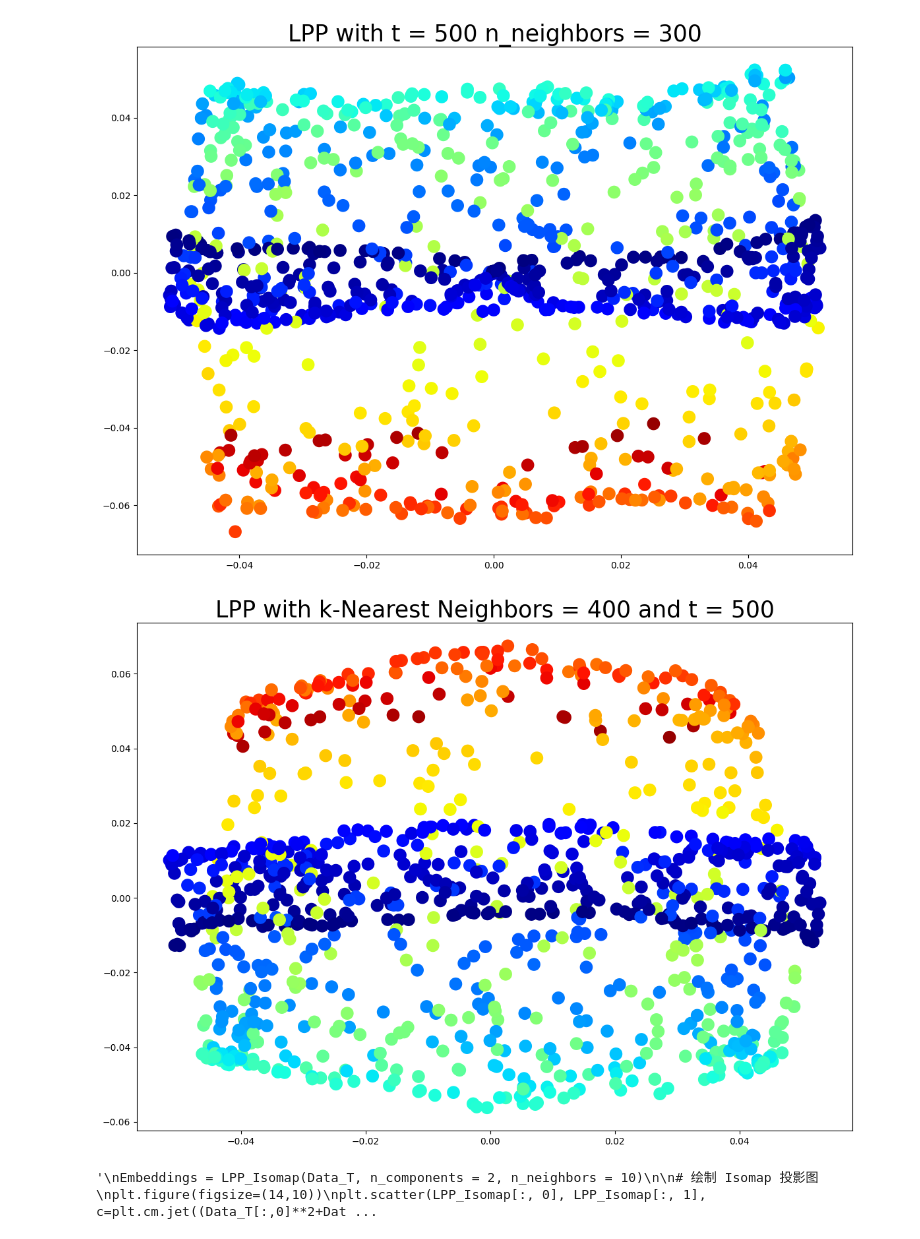
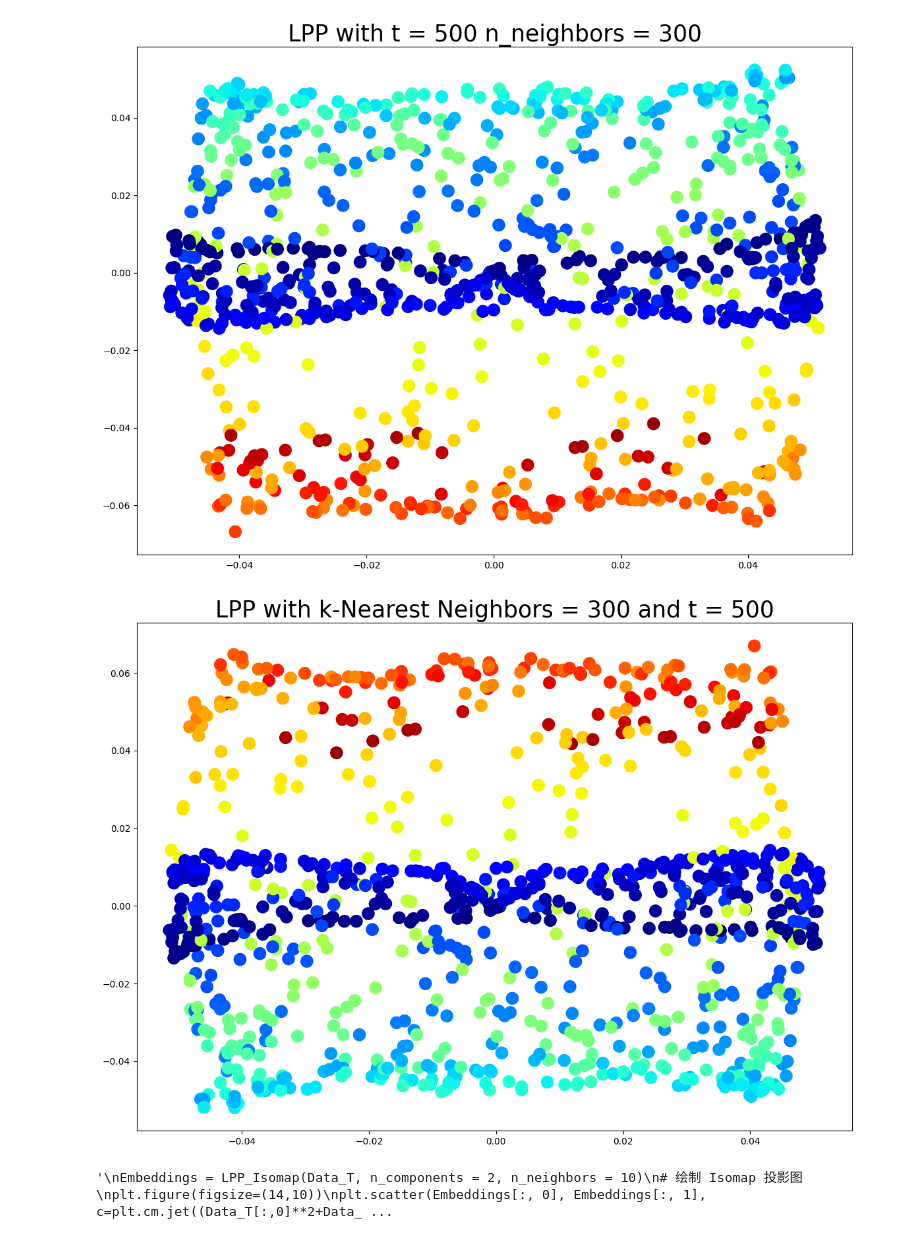
Before and after one commit to TonyHuang6666/Manifold-Learning, a Jupyter notebook: Locality preserving projection/test.ipynb, the cells around one changed output. Drawn from its saved outputs; the diff is of its cells as text; code cells hidden in the pictures.

```diff
--- a/Locality preserving projection/test.ipynb
+++ b/Locality preserving projection/test.ipynb
@@ -54,16 +54,16 @@ def knn_to_adjacency(knn_matrix):
             knn_adjacency_matrix[j, i] = 1
     return knn_adjacency_matrix
 
-def adjacency_to_knn(Data, adjacency_matrix, n_neighbors):
+def adjacency_to_knn(Data, adjacency_matrix):
     n = len(Data)
-    dist_matrix = pairwise_distances(Data)
-    knn_matrix = np.zeros((n, n_neighbors), dtype=int)
+    knn_matrix = np.zeros_like(adjacency_matrix, dtype=int)
     for i in range(n):
-        neighbor_indices = np.where(adjacency_matrix[i] == 1)[0]
-        distances = dist_matrix[i, neighbor_indices]
-        nearest_indices = np.argsort(distances)[:n_neighbors]
-        knn_matrix[i] = neighbor_indices[nearest_indices]
+        neighbor_indices = np.where(adjacency_matrix[i] == 1)[0]  # 找到邻接矩阵中为1的索引
+        knn_matrix[i, :len(neighbor_indices)] = neighbor_indices  # 将邻接矩阵中为1的索引保存到 knn_matrix 中
     return knn_matrix
+
+
+
 
 # 计算k最近邻矩阵或epsilon邻接矩阵
 def compute_neighborhood_matrix(Data, method, n_neighbors):
@@ -93,7 +93,7 @@ def compute_neighborhood_matrix(Data, method, n_neighbors):
 # 将k最近邻矩阵的邻接矩阵和 epsilon 邻域矩阵相结合得到最佳邻接矩阵
 def Best_adjacency_matrix(Data, knn_neighbors):
     # 计算k最近邻矩阵的邻接矩阵和 epsilon 邻域矩阵
-    knn_matrix = k_nearest_neighbors(Data, knn_neighbors)
+    knn_matrix = compute_neighborhood_matrix(Data, 'knn', knn_neighbors)
     knn_adjacency_matrix = knn_to_adjacency(knn_matrix)
     epsilon_adjacency_matrix = compute_neighborhood_matrix(Data, 'epsilon', knn_neighbors)
     # 结合两种邻接矩阵得到最佳邻接矩阵
@@ -110,7 +110,7 @@ def construct_weight_matrix(Data, method, n_neighbors, t):
     Weight_matrix = np.zeros((n, n))
     if method == 'knn':
         dist_matrix = pairwise_distances(Data)
-        knn_matrix = adjacency_to_knn(Data, neighborhood_matrix, n_neighbors)
+        knn_matrix = adjacency_to_knn(Data, neighborhood_matrix)
         np.savetxt('knn_matrix2.csv', knn_matrix, delimiter=',')
         for i in range(n):  # 对于数据集中的每个样本点 i
             for j in knn_matrix[i]:  # 对于样本点 i 的邻居点 j
@@ -159,31 +159,31 @@ Data_T = np.transpose(Data)
 # %%
 # 绘制及保存投影图
 if not os.path.exists('output'):
     os.makedirs('output')
 for method in ['epsilon', 'knn']:
     plt.figure(figsize=(14, 10))
     if method == 'epsilon':
         t= 500
         n_neighbors = 300
         lpp_embeddings = LPP(Data_T, n_components=2, method=method, n_neighbors=n_neighbors, t=t)
         plt.title('LPP with t = ' + str(t) + ' n_neighbors = ' + str(n_neighbors), size=25)
         file_name = 'LPP_epsilon_t = ' + str(t) + '.png'
         file_path = os.path.join('.', 'output', file_name)
         plt.scatter(lpp_embeddings[:, 0], lpp_embeddings[:, 1], c=plt.cm.jet((Data_T[:, 0] ** 2 + Data_T[:, 2] ** 2) / 100),s=200, lw=0, alpha=1)
         plt.savefig(file_path)
     elif method == 'knn':
-        n_neighbors = 400
+        n_neighbors = 300
         t= 500
         lpp_embeddings = LPP(Data_T, n_components=2, method=method, n_neighbors=n_neighbors, t=t)
         plt.title('LPP with k-Nearest Neighbors = ' + str(n_neighbors) + ' and t = ' + str(t), size=25)
         file_name = 'LPP_knn_' + str(n_neighbors) + '_t=' + str(t) + '.png'
         file_path = os.path.join('.', 'output', file_name)
         plt.scatter(lpp_embeddings[:, 0], lpp_embeddings[:, 1], c=plt.cm.jet((Data_T[:, 0] ** 2 + Data_T[:, 2] ** 2) / 100),s=200, lw=0, alpha=1)
         plt.savefig(file_path)
     plt.show()
 # %% [output]
 [figure]
-[figure, old version]
+[figure, new version]
 # %%
 # MDS 算法实现
 def MDS(distances, n_components):
@@ -214,13 +214,12 @@ def LPP_Isomap(Data, n_components, n_neighbors):
     return embeddings
 '''
 Embeddings = LPP_Isomap(Data_T, n_components = 2, n_neighbors = 10)
-
 # 绘制 Isomap 投影图
 plt.figure(figsize=(14,10))
-plt.scatter(LPP_Isomap[:, 0], LPP_Isomap[:, 1], c=plt.cm.jet((Data_T[:,0]**2+Data_T[:,2]**2)/100), s=200, lw=0, alpha=1)
+plt.scatter(Embeddings[:, 0], Embeddings[:, 1], c=plt.cm.jet((Data_T[:,0]**2+Data_T[:,2]**2)/100), s=200, lw=0, alpha=1)
 plt.title('Isomap with k-Nearest Neighbors = ' + str(n_neighbors), size=30)
 plt.axis("off")
 plt.show()
 '''
 # %% [output]
-'\nEmbeddings = LPP_Isomap(Data_T, n_components = 2, n_neighbors = 10)\n\n# 绘制 Isomap 投影图\nplt.figure(figsize=(14,10))\nplt.scatter(LPP_Isomap[:, 0], LPP_Isomap[:, 1], c=plt.cm.jet((Data_T[:,0]**2+Dat ...
+'\nEmbeddings = LPP_Isomap(Data_T, n_components = 2, n_neighbors = 10)\n# 绘制 Isomap 投影图\nplt.figure(figsize=(14,10))\nplt.scatter(Embeddings[:, 0], Embeddings[:, 1], c=plt.cm.jet((Data_T[:,0]**2+Data_ ...
```
Also changed, not shown: 1 other file.
